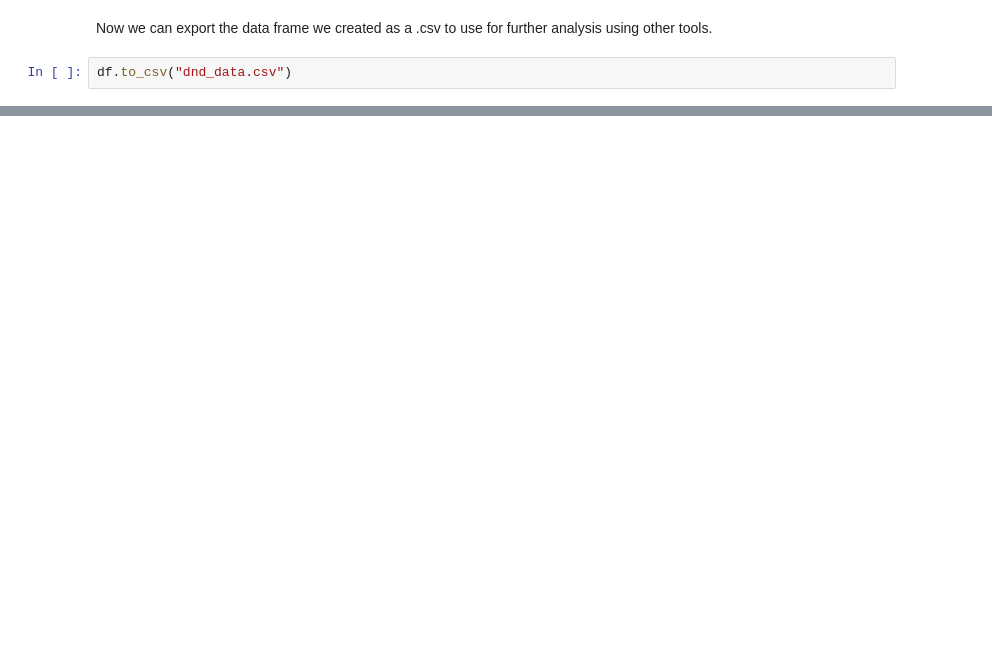
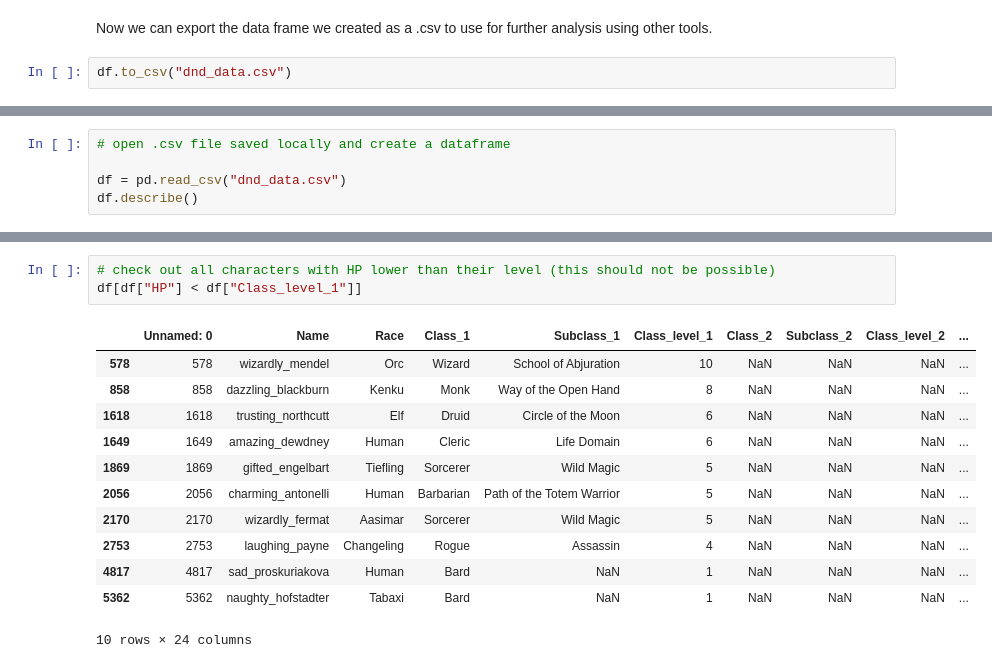
Before and after one commit to MaximeBonnin/DnD_analysis, a Jupyter notebook: jupyter_dnd_analysis.ipynb, the cells around one changed output, grey strips where cells are left out. Saved outputs shown, nothing was run; the diff lists cells and outputs as text; blank space fills up the shorter version.

```diff
--- a/jupyter_dnd_analysis.ipynb
+++ b/jupyter_dnd_analysis.ipynb
@@ -176,0 +178,5 @@ df.to_csv("dnd_data.csv")
+# %%
+# open .csv file saved locally and create a dataframe
+
+df = pd.read_csv("dnd_data.csv")
+df.describe()
@@ -176,0 +202,16 @@ df.to_csv("dnd_data.csv")
+# %%
+# check out all characters with HP lower than their level (this should not be possible)
+df[df["HP"] < df["Class_level_1"]]
+# %% [output]
+|  | Unnamed: 0 | Name | Race | Class_1 | Subclass_1 | Class_level_1 | Class_2 | Subclass_2 | Class_level_2 | ... |
+| 578 | 578 | wizardly_mendel | Orc | Wizard | School of Abjuration | 10 | NaN | NaN | NaN | ... |
+| 858 | 858 | dazzling_blackburn | Kenku | Monk | Way of the Open Hand | 8 | NaN | NaN | NaN | ... |
+| 1618 | 1618 | trusting_northcutt | Elf | Druid | Circle of the Moon | 6 | NaN | NaN | NaN | ... |
+| 1649 | 1649 | amazing_dewdney | Human | Cleric | Life Domain | 6 | NaN | NaN | NaN | ... |
+| 1869 | 1869 | gifted_engelbart | Tiefling | Sorcerer | Wild Magic | 5 | NaN | NaN | NaN | ... |
+| 2056 | 2056 | charming_antonelli | Human | Barbarian | Path of the Totem Warrior | 5 | NaN | NaN | NaN | ... |
+| 2170 | 2170 | wizardly_fermat | Aasimar | Sorcerer | Wild Magic | 5 | NaN | NaN | NaN | ... |
+| 2753 | 2753 | laughing_payne | Changeling | Rogue | Assassin | 4 | NaN | NaN | NaN | ... |
+| 4817 | 4817 | sad_proskuriakova | Human | Bard | NaN | 1 | NaN | NaN | NaN | ... |
+| 5362 | 5362 | naughty_hofstadter | Tabaxi | Bard | NaN | 1 | NaN | NaN | NaN | ... |
+10 rows × 24 columns
```
Also changed, not shown: parts of 22 cells of this notebook.
